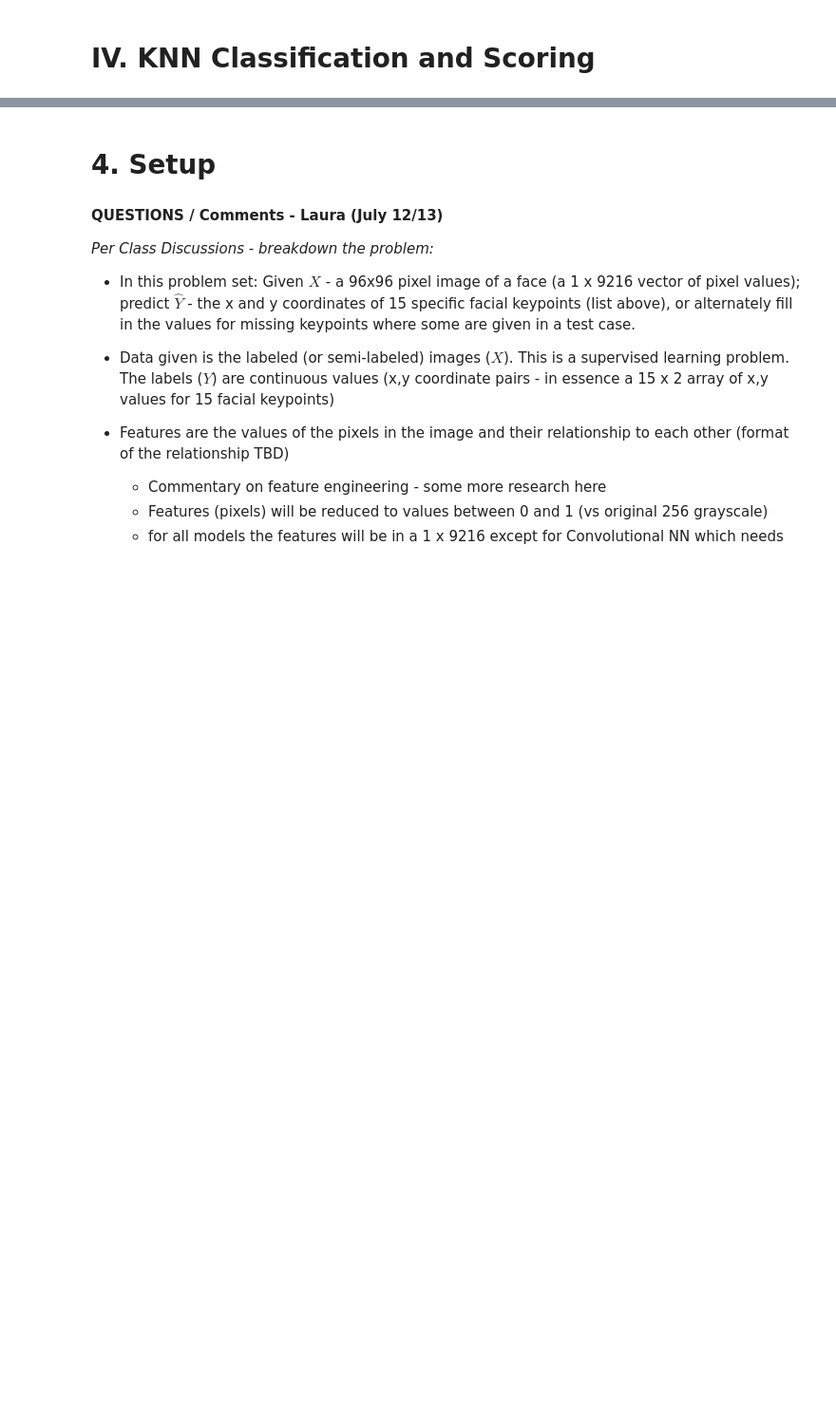
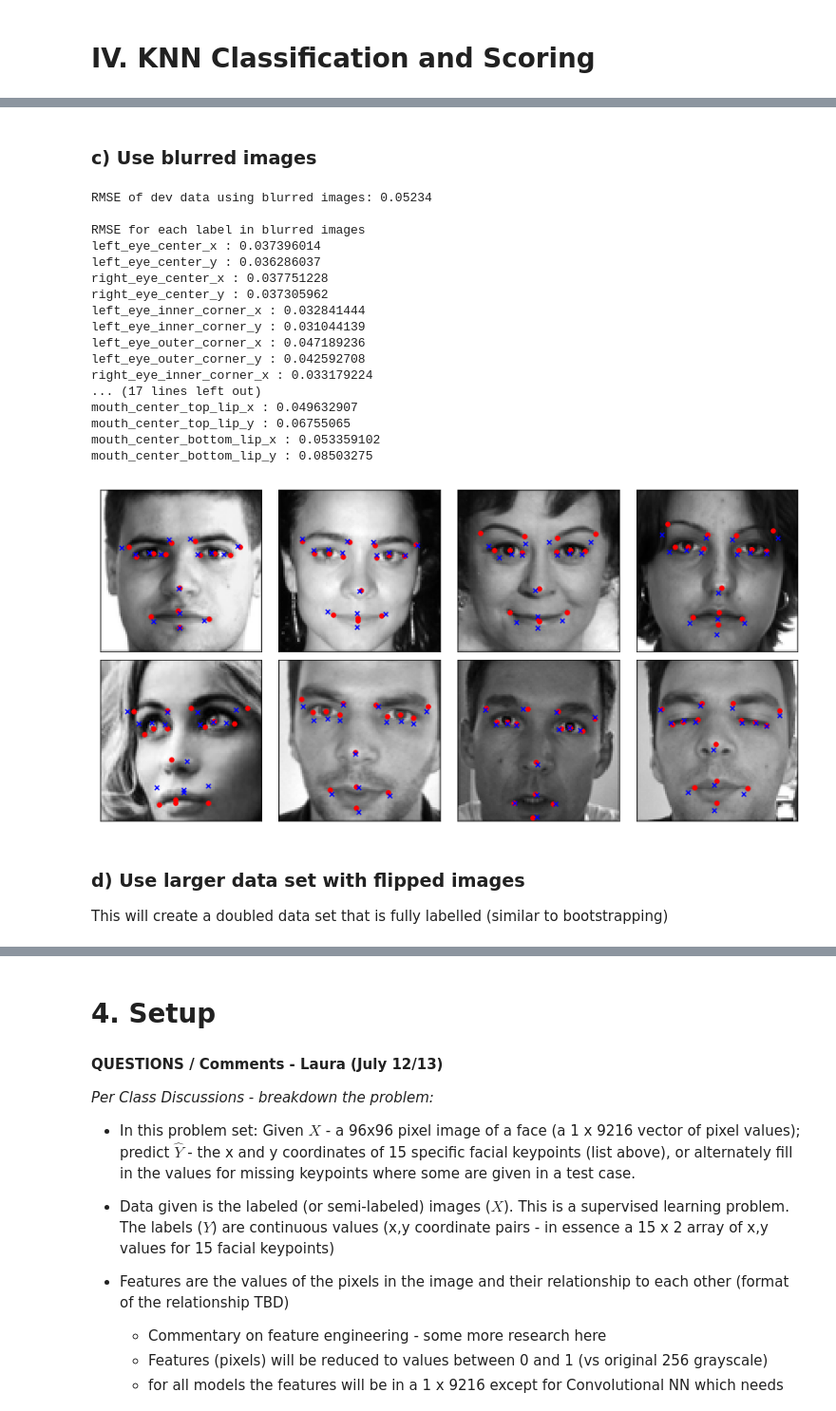
Before and after one commit to Shirleyhywl/W207_ALSY_FinalProject-1, a Jupyter notebook: W207_ALSY_FinalProject_Baseline_R2.ipynb, the cells around one changed output, grey strips where cells are left out. Shown at 95% size. Drawn from its saved outputs; the diff is of its cells as text; code cells hidden in the pictures; blank space fills up the shorter version.

```diff
--- a/W207_ALSY_FinalProject_Baseline_R2.ipynb
+++ b/W207_ALSY_FinalProject_Baseline_R2.ipynb
@@ -829,0 +703,46 @@ mouth_center_bottom_lip_y : 0.08092738431053877
+# %% [markdown]
+### c) Use blurred images
+# %%
+knn=KNeighborsRegressor(n_neighbors = optimal_k)
+
+# fit the KNN model
+preprocessed_train = Blur_image(train_X)
+knn.fit(preprocessed_train, train_y)
+
+#and predict the labels
+preprocessed_dev = Blur_image(dev_X)
+dev_predict_label= knn.predict(preprocessed_dev)
+
+#Total RMSE of dev data
+print("RMSE of dev data using blurred images: %.5f" % np.sqrt(mean_squared_error(dev_y, dev_predict_label)))
+
+# Display the Root Mean Squared Error for each label
+RMSE = np.sqrt(metrics.mean_squared_error(dev_y, dev_predict_label, multioutput = 'raw_values'))
+
+print('\nRMSE for each label in blurred images')
+for i in range(len(RMSE)):
+  print(label_names[i], ':', RMSE[i])
+
+plot_sample(preprocessed_dev[0:8], dev_y[0:8], dev_predict_label[0:8])
+# %% [output]
+RMSE of dev data using blurred images: 0.05234
+
+RMSE for each label in blurred images
+left_eye_center_x : 0.037396014
+left_eye_center_y : 0.036286037
+right_eye_center_x : 0.037751228
+right_eye_center_y : 0.037305962
+left_eye_inner_corner_x : 0.032841444
+left_eye_inner_corner_y : 0.031044139
+left_eye_outer_corner_x : 0.047189236
+left_eye_outer_corner_y : 0.042592708
+right_eye_inner_corner_x : 0.033179224
+... (17 lines left out)
+mouth_center_top_lip_x : 0.049632907
+mouth_center_top_lip_y : 0.06755065
+mouth_center_bottom_lip_x : 0.053359102
+mouth_center_bottom_lip_y : 0.08503275
+[figure, added]
+# %% [markdown]
+### d) Use larger data set with flipped images
+This will create a doubled data set that is fully labelled (similar to bootstrapping)
```
Also changed, not shown: parts of 87 cells of this notebook.
